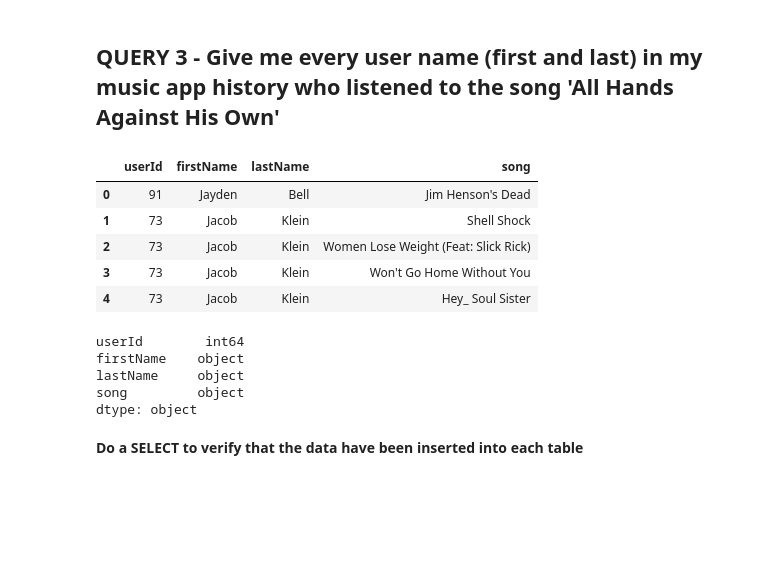
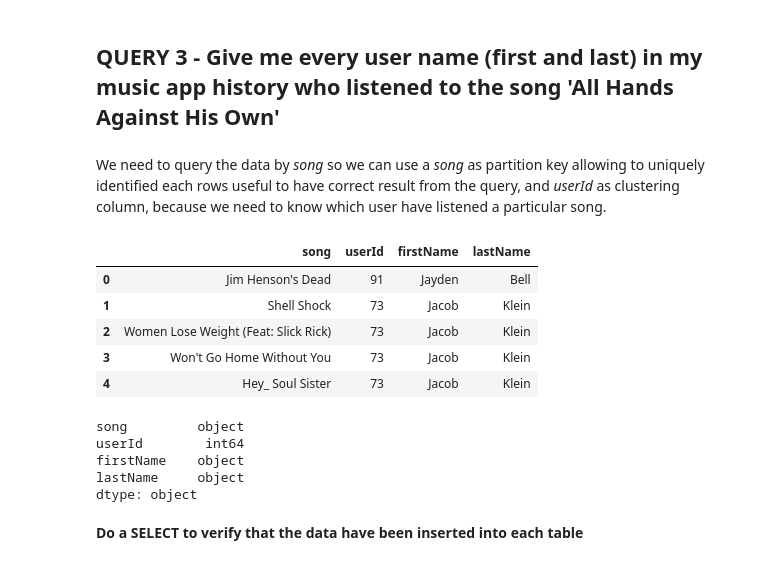
Before and after one commit to antoinemertz/udacity-Data_Engineering_Nanodegree, a Jupyter notebook: Projects/02-Data_modeling_with_Cassandra/Project_1B_ Project_Template.ipynb, the cells around one changed output. Cells and saved outputs as stored; diff of their text form; code cells hidden in the pictures; blank space fills up the shorter version.

```diff
--- a/Projects/02-Data_modeling_with_Cassandra/Project_1B_ Project_Template.ipynb
+++ b/Projects/02-Data_modeling_with_Cassandra/Project_1B_ Project_Template.ipynb
@@ -344,4 +331,6 @@ Row(artist_name='Sebastien Tellier', song_title='Kilometer', user_first_name='Sy
 Row(artist_name='Lonnie Gordon', song_title='Catch You Baby (Steve Pitron & Max Sanna Radio Edit)', user_first_name='Sylvie', user_last_name='Cruz')
 # %% [markdown]
 ## QUERY 3 - Give me every user name (first and last) in my music app history who listened to the song 'All Hands Against His Own'
+# %% [markdown]
+We need to query the data by <i>song</i> so we can use a <i>song</i> as partition key allowing to uniquely identified each rows useful to have correct result from the query, and <i>userId</i> as clustering column, because we need to know which user have listened a particular song.
 # %%
@@ -374,20 +353,20 @@ try:
 except Exception as e:
     print(e)
 # %%
-df.iloc[:,[10,1,4,9]].head()
+df.iloc[:,[9,10,1,4]].head()
 # %% [output]
-|  | userId | firstName | lastName | song |
-| 0 | 91 | Jayden | Bell | Jim Henson's Dead |
-| 1 | 73 | Jacob | Klein | Shell Shock |
-| 2 | 73 | Jacob | Klein | Women Lose Weight (Feat: Slick Rick) |
-| 3 | 73 | Jacob | Klein | Won't Go Home Without You |
-| 4 | 73 | Jacob | Klein | Hey_ Soul Sister |
+|  | song | userId | firstName | lastName |
+| 0 | Jim Henson's Dead | 91 | Jayden | Bell |
+| 1 | Shell Shock | 73 | Jacob | Klein |
+| 2 | Women Lose Weight (Feat: Slick Rick) | 73 | Jacob | Klein |
+| 3 | Won't Go Home Without You | 73 | Jacob | Klein |
+| 4 | Hey_ Soul Sister | 73 | Jacob | Klein |
 # %%
-df.iloc[:,[10,1,4,9]].dtypes
+df.iloc[:,[9,10,1,4]].dtypes
 # %% [output]
+song         object
 userId        int64
 firstName    object
 lastName     object
-song         object
 dtype: object
 # %%
```
Also changed, not shown: parts of 22 cells of this notebook.
